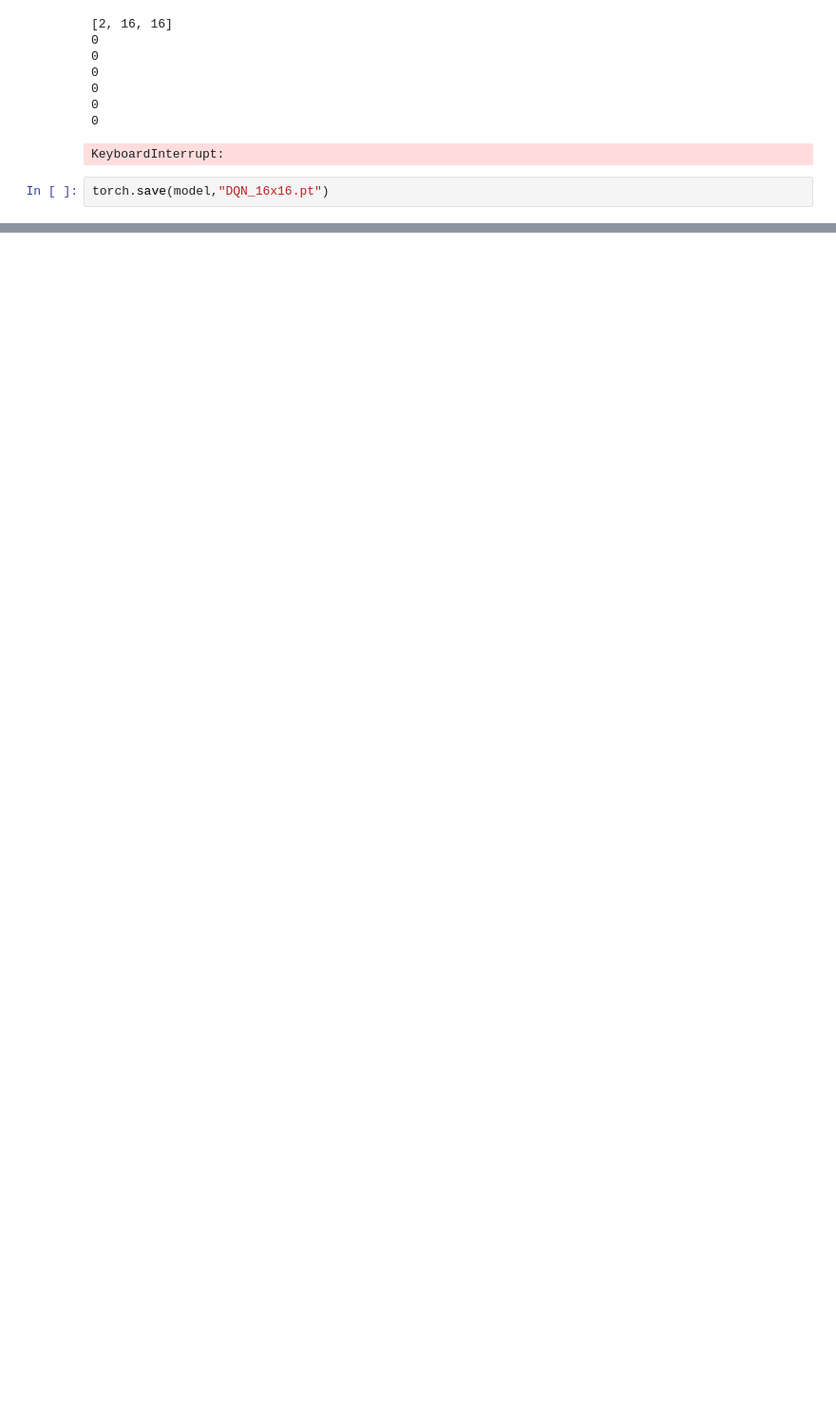
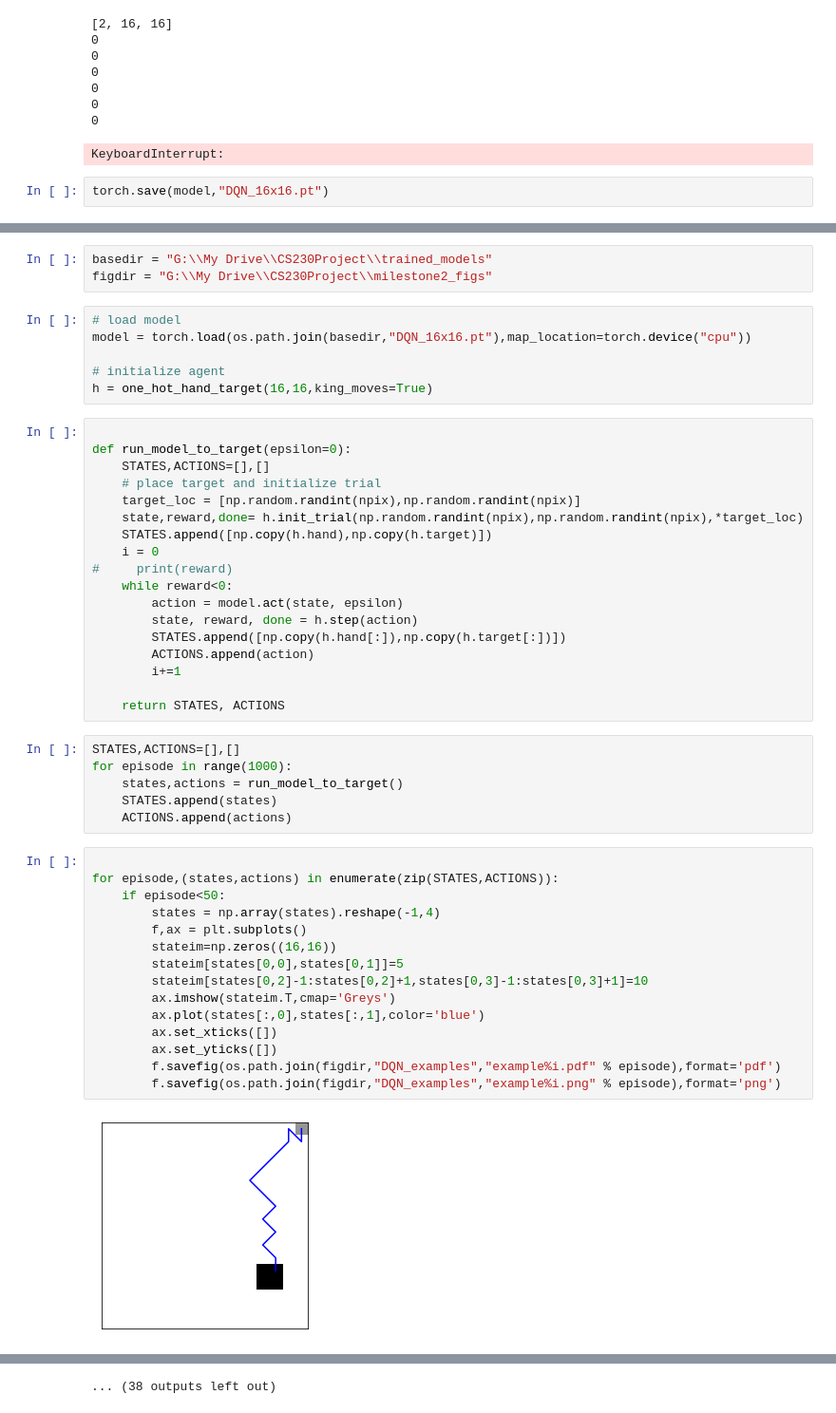
Before and after one commit to xlsun79/CS230Project, a Jupyter notebook: DeepQNetwork.ipynb, the cells around one changed output, grey strips where cells are left out. Shown: that part at 95% size. Saved outputs shown, nothing was run; the diff lists cells and outputs as text; blank space fills up the shorter version.

Commit message:
add plots for DQN

```diff
--- a/DeepQNetwork.ipynb
+++ b/DeepQNetwork.ipynb
@@ -337,0 +342,50 @@ torch.save(model,"DQN_16x16.pt")
+# %%
+basedir = "G:\\My Drive\\CS230Project\\trained_models"
+figdir = "G:\\My Drive\\CS230Project\\milestone2_figs"
+# %%
+# load model
+model = torch.load(os.path.join(basedir,"DQN_16x16.pt"),map_location=torch.device("cpu"))
+
+# initialize agent
+h = one_hot_hand_target(16,16,king_moves=True)
+# %%
+
+def run_model_to_target(epsilon=0):
+    STATES,ACTIONS=[],[]
+    # place target and initialize trial
+    target_loc = [np.random.randint(npix),np.random.randint(npix)]
+    state,reward,done= h.init_trial(np.random.randint(npix),np.random.randint(npix),*target_loc)
+    STATES.append([np.copy(h.hand),np.copy(h.target)])
+    i = 0
+#     print(reward)
+    while reward<0:
+        action = model.act(state, epsilon)
+        state, reward, done = h.step(action)
+        STATES.append([np.copy(h.hand[:]),np.copy(h.target[:])])
+        ACTIONS.append(action)
+        i+=1
+
+    return STATES, ACTIONS
+# %%
+STATES,ACTIONS=[],[]
+for episode in range(1000):
+    states,actions = run_model_to_target()
+    STATES.append(states)
+    ACTIONS.append(actions)
+# %%
+
+for episode,(states,actions) in enumerate(zip(STATES,ACTIONS)):
+    if episode<50:
+        states = np.array(states).reshape(-1,4)
+        f,ax = plt.subplots()
+        stateim=np.zeros((16,16))
+        stateim[states[0,0],states[0,1]]=5
+        stateim[states[0,2]-1:states[0,2]+1,states[0,3]-1:states[0,3]+1]=10
+        ax.imshow(stateim.T,cmap='Greys')
+        ax.plot(states[:,0],states[:,1],color='blue')
+        ax.set_xticks([])
+        ax.set_yticks([])
+        f.savefig(os.path.join(figdir,"DQN_examples","example%i.pdf" % episode),format='pdf')
+        f.savefig(os.path.join(figdir,"DQN_examples","example%i.png" % episode),format='png')
+# %% [output]
+[figure, added]
@@ -337,0 +403 @@ torch.save(model,"DQN_16x16.pt")
+... (38 outputs left out)
```
Also changed, not shown: parts of 7 cells of this notebook, 1 other file.
